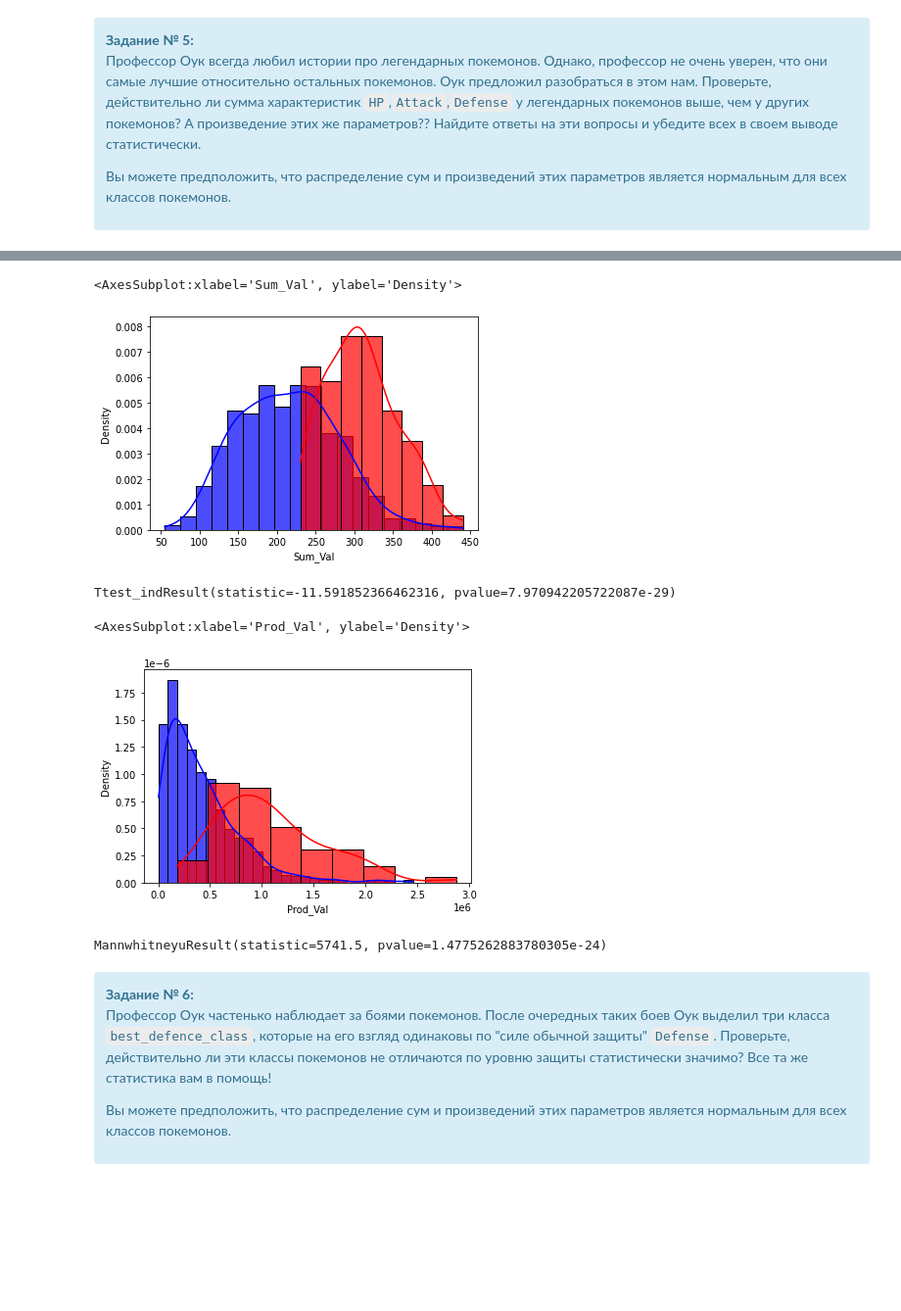
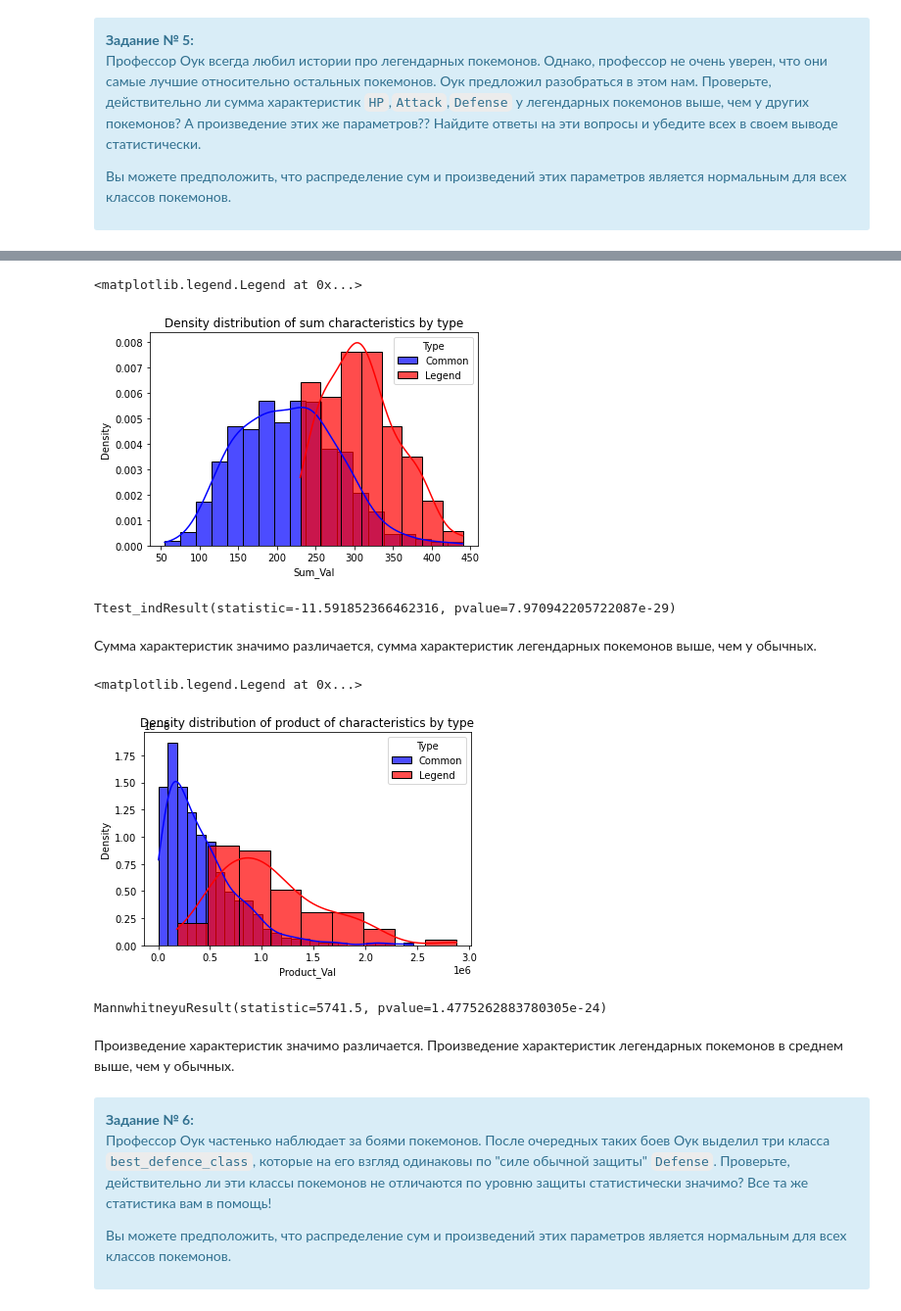
Before and after one commit to RustamFaskhutdinov/PYDP20, a Jupyter notebook: HW/AB_testing/Analysis_of_Variance.ipynb, the cells around one changed output, grey strips where cells are left out. Shown: that part at 98% size. Drawn from its saved outputs; the diff is of its cells as text; code cells hidden in the pictures; blank space fills up the shorter version.

```diff
--- a/HW/AB_testing/Analysis_of_Variance.ipynb
+++ b/HW/AB_testing/Analysis_of_Variance.ipynb
@@ -523,9 +511,9 @@ stats.chi2_contingency(m.T)
 # %%
-pokemon_ = pokemon.copy().drop(columns=['Name', 'Class 1', 'Class 2'])
+pokemon_ = pokemon.copy().drop(columns=['Name', 'Class 1', 'Class 2', 'pid'])
 # %%
 pokemon_['Sum_Val'] = pokemon_['HP'] + pokemon_['Attack'] + pokemon_['Defense']
-pokemon_['Prod_Val'] = pokemon_['HP'] * pokemon_['Attack'] * pokemon_['Defense']
+pokemon_['Product_Val'] = pokemon_['HP'] * pokemon_['Attack'] * pokemon_['Defense']
 
 legend_pokemon = pokemon_[pokemon_['Legendary'] == True]
-legend_pokemon
+print(len(legend_pokemon))
 # %% [output]
@@ -562,17 +526,23 @@ common_pokemon
 # %%
-sns.histplot(data=common_pokemon['Sum_Val'], stat='density', color='b', alpha=0.7, kde=True)
-sns.histplot(data=legend_pokemon['Sum_Val'], stat='density', color='r', alpha=0.7, kde=True)
+sns.histplot(data=common_pokemon['Sum_Val'], stat='density', color='b', alpha=0.7, kde=True, label='Common')
+sns.histplot(data=legend_pokemon['Sum_Val'], stat='density', color='r', alpha=0.7, kde=True, label='Legend')
+plt.title('Density distribution of sum characteristics by type')
+plt.legend(title='Type')
 # %% [output]
-<AxesSubplot:xlabel='Sum_Val', ylabel='Density'>
+<matplotlib.legend.Legend at 0x...>
-[figure, old version]
+[figure, new version]
 # %%
 stats.ttest_ind(common_pokemon['Sum_Val'], legend_pokemon['Sum_Val'])
 # %% [output]
 Ttest_indResult(statistic=-11.591852366462316, pvalue=7.970942205722087e-29)
+# %% [markdown]
+Сумма характеристик значимо различается, сумма характеристик легендарных покемонов выше, чем у обычных.
 # %%
-sns.histplot(data=common_pokemon['Prod_Val'], stat='density', color='b', alpha=0.7, kde=True)
-sns.histplot(data=legend_pokemon['Prod_Val'], stat='density', color='r', alpha=0.7, kde=True)
+sns.histplot(data=common_pokemon['Product_Val'], stat='density', color='b', alpha=0.7, kde=True, label='Common')
+sns.histplot(data=legend_pokemon['Product_Val'], stat='density', color='r', alpha=0.7, kde=True, label='Legend')
+plt.title('Density distribution of product of characteristics by type')
+plt.legend(title='Type')
 # %% [output]
-<AxesSubplot:xlabel='Prod_Val', ylabel='Density'>
+<matplotlib.legend.Legend at 0x...>
-[figure, old version]
+[figure, new version]
 # %%
@@ -580,5 +550,7 @@ stats.mannwhitneyu(common_pokemon['Prod_Val'], legend_pokemon['Prod_Val'])
 # %% [output]
 MannwhitneyuResult(statistic=5741.5, pvalue=1.4775262883780305e-24)
+# %% [markdown]
+Произведение характеристик значимо различается. Произведение характеристик легендарных покемонов в среднем выше, чем у обычных.
 # %% [markdown]
 <div class="alert alert-info">
 <b>Задание № 6:</b>
```
Also changed, not shown: parts of 38 cells of this notebook.
